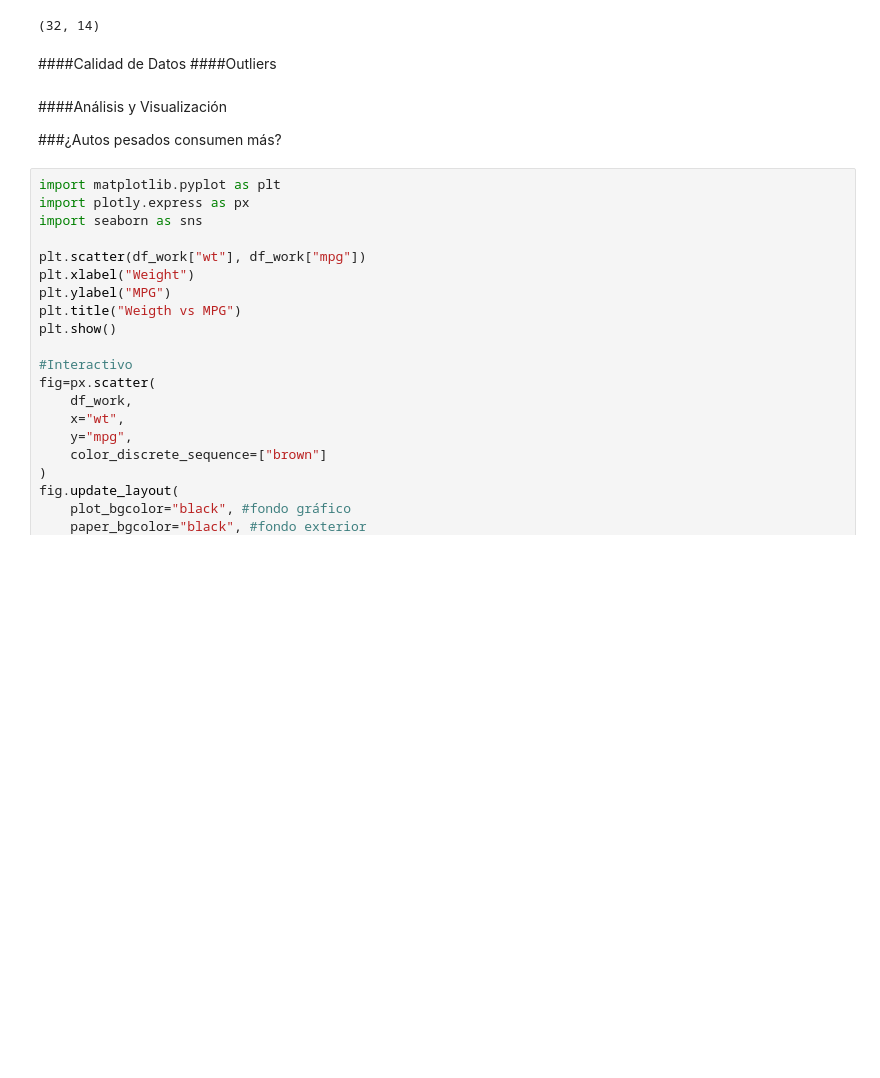
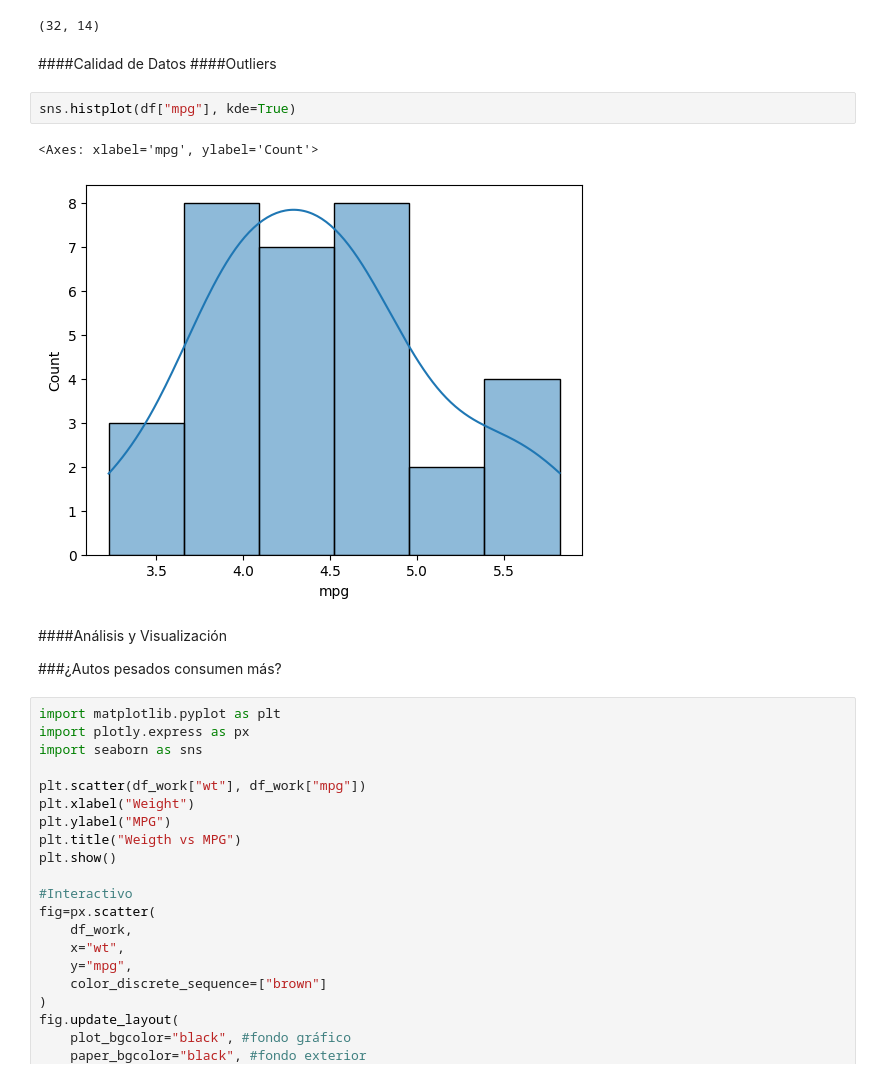
Before and after one commit to aelias241999/eda_mtcars, a Jupyter notebook: EDA_Mtcars.ipynb, the cells around one changed output. Saved outputs shown, nothing was run; the diff lists cells and outputs as text; blank space fills up the shorter version.

```diff
--- a/EDA_Mtcars.ipynb
+++ b/EDA_Mtcars.ipynb
@@ -113,6 +123,11 @@ df_work.shape #filas & columnas
 # %% [markdown]
 ####Calidad de Datos
 ####Outliers
+# %%
+sns.histplot(df["mpg"], kde=True)
+# %% [output]
+<Axes: xlabel='mpg', ylabel='Count'>
+[figure, added]
 # %% [markdown]
 ####Análisis y Visualización
 
```
Also changed, not shown: parts of 2 cells of this notebook.
